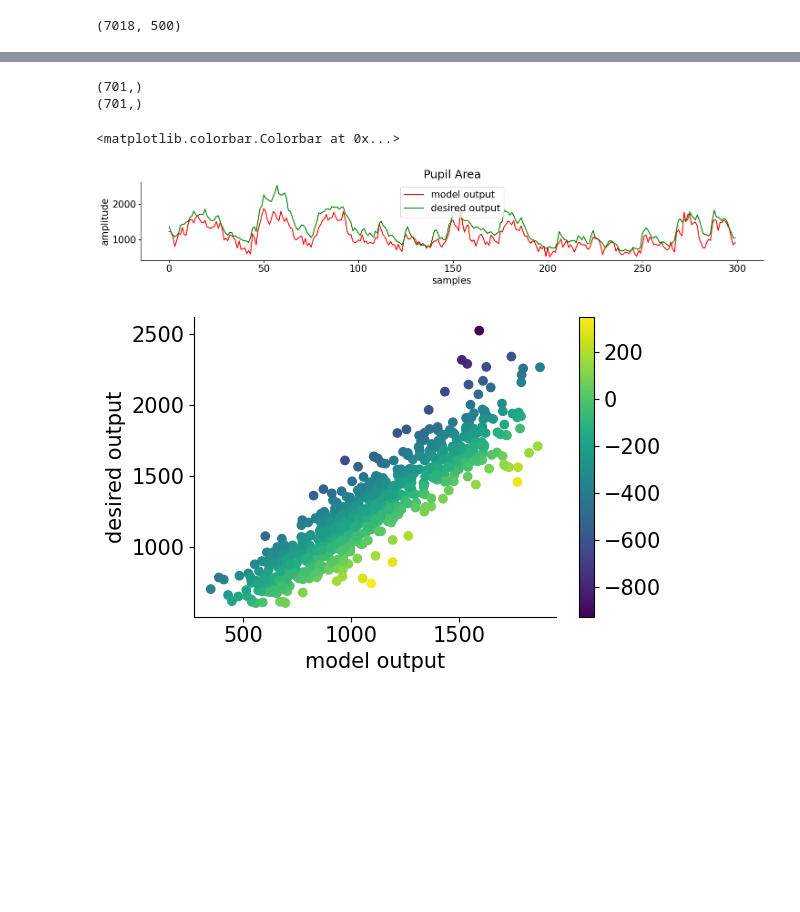
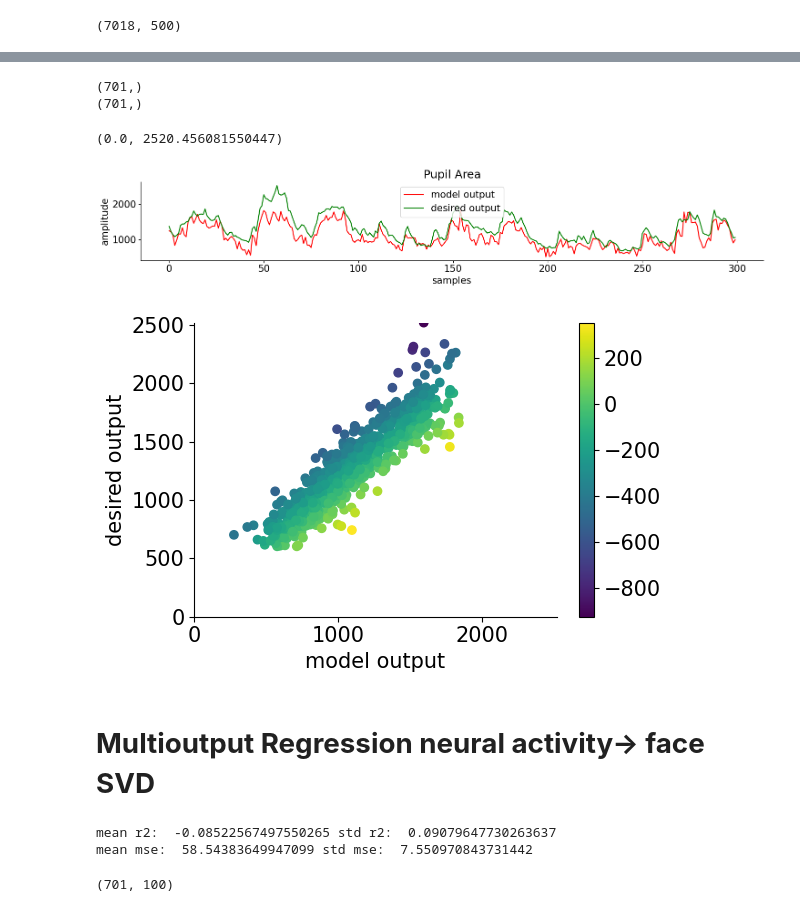
Before and after one commit to gbaghdadi/NeuromatchDeepLearningProject, a Jupyter notebook: NMAproject2023_LinearModel_StringerData.ipynb, the cells around one changed output, grey strips where cells are left out. Saved outputs shown, nothing was run; the diff lists cells and outputs as text; code cells hidden in the pictures; blank space fills up the shorter version.

```diff
--- a/NMAproject2023_LinearModel_StringerData.ipynb
+++ b/NMAproject2023_LinearModel_StringerData.ipynb
@@ -238,24 +248,63 @@ mean mse:  151.88263028238032 std mse:  28.893681110719726
 # %%
 # @title Results of linear decoding of running speed
 print(y_pred.shape)
 print(y_test.shape)
 plt.figure(figsize=(15,3))
 plt.plot(y_pred[0:300], color = 'r', label = "model output")
 plt.plot(y_test[0:300], color = 'g', label = "desired output")
 plt.legend()
 plt.xlabel("samples")
 plt.ylabel("amplitude")
 plt.title('Pupil Area')
 
 plt.figure(figsize=(6,4))
 err = y_pred - y_test
 plt.scatter(y_pred, y_test, c=err)
 plt.xlabel("model output")
 plt.ylabel("desired output")
 plt.colorbar()
+plt.xlim((0, np.max([y_pred, y_test])))
+plt.ylim((0, np.max([y_pred, y_test])))
 # %% [output]
 (701,)
 (701,)
-<matplotlib.colorbar.Colorbar at 0x...>
+(0.0, 2520.456081550447)
 [figure]
-[figure, old version]
+[figure, new version]
+# %% [markdown]
+# **Multioutput Regression    neural activity-> face SVD**
+# %%
+# @title Split data using Kfold
+num_of_folds = 10
+kf = KFold(n_splits=num_of_folds, shuffle=False)
+split = kf.split(neural_activity)
+err_mse_all = np.empty(num_of_folds)
+acc_r2_all = np.empty(num_of_folds)
+counter = 0
+
+for train_index, test_index in split:
+  X_train, X_test = neural_activity[train_index, :], neural_activity[test_index, :]
+  y_train, y_test = facesvd[train_index], facesvd[test_index]
+
+  # Build linear regression model to predict puiple area using sklearn
+  model1 = LinearRegression()
+  # fit it to data
+  model1.fit(X_train, y_train)
+  # predict pupile area
+  y_pred = model1.predict(X_test)
+  # calculate the accuracy
+  err_mse_all[counter] = mean_squared_error(y_test, y_pred,squared=False)
+  acc_r2_all[counter] = r2_score(y_test, y_pred)
+  counter +=1
+
+# print("The r2 value of linear regression is: ", acc_r2_all)
+# print("The mse value of linear regression is: ", err_mse_all)
+print("mean r2: ", np.mean(acc_r2_all), "std r2: ", np.std(acc_r2_all))
+print("mean mse: ", np.mean(err_mse_all), "std mse: ", np.std(err_mse_all))
+# %% [output]
+mean r2:  -0.08522567497550265 std r2:  0.09079647730263637
+mean mse:  58.54383649947099 std mse:  7.550970843731442
+# %%
+print(y_pred.shape)
+# %% [output]
+(701, 100)
```
Also changed, not shown: parts of 9 cells of this notebook.
